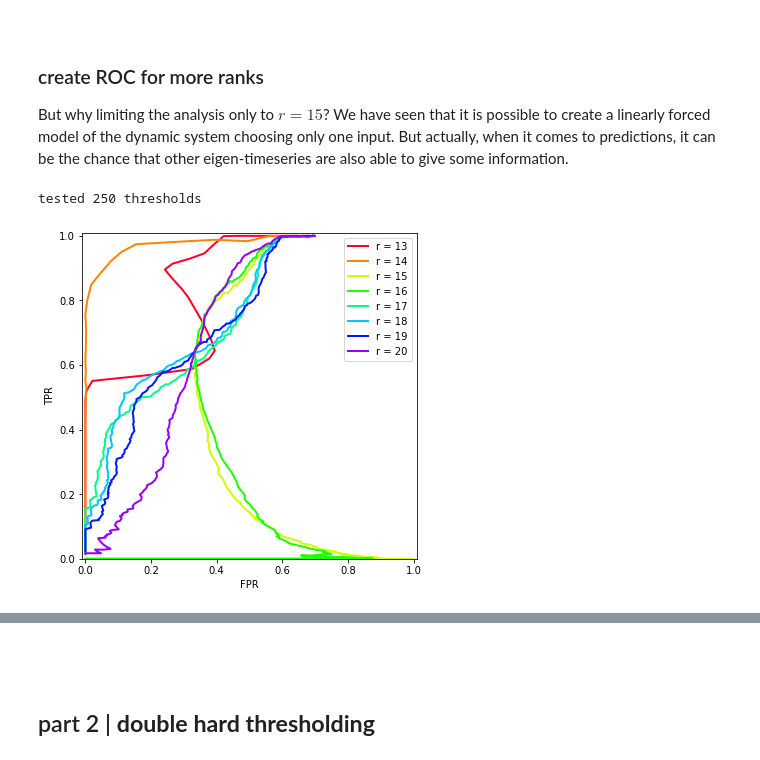
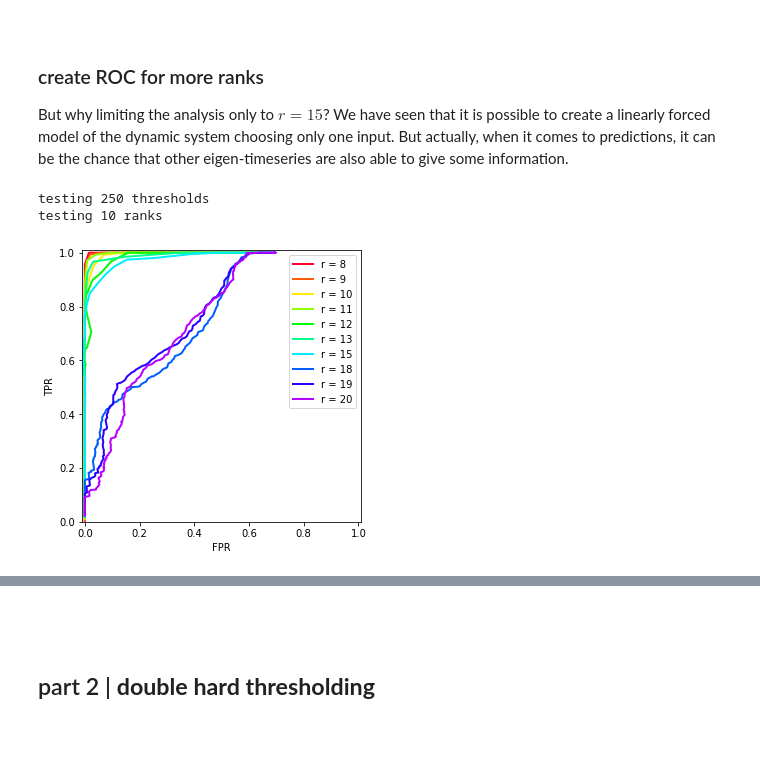
Before and after one commit to baronefr/rhavok-analysis, a Jupyter notebook: h02-forcing_features.ipynb, the cells around one changed output, grey strips where cells are left out. Cells and saved outputs as stored; diff of their text form; code cells hidden in the pictures; blank space fills up the shorter version.

```diff
--- a/h02-forcing_features.ipynb
+++ b/h02-forcing_features.ipynb
@@ -27,8 +29,8 @@ dataset_files = "./data/havok/test_{}.npy"   # [t, v, x]
 rocs_file = "./data/havok/rocs/{}.npz"
 # %%
 # behavioural
-do_rocs = False   # compute the roc curves (time consuming)
-do_save_rocs = False
+do_rocs = True   # compute the roc curves (time consuming)
+do_save_rocs = True
 # %%
 rhavok.__version__
 # %% [output]
@@ -135,7 +137,7 @@ $$ FPR = \frac{FP}{FP+TN} = 1 - \frac{TP}{n_{tr}}$$
 # %%
 # evaluate the activity timeseries  (yet another walker)
 def yawalker(acf, data, forcing, thres,
-             confidence_max = 200, confidence_min = 0):
+             confidence_max = 400, confidence_min = 0):
     #               (real sign switch)
     #   ---------------------X-------> time
     #     [========]         |  Havok activity window
@@ -271,7 +275,7 @@ if do_rocs:
     n = len(thr_test)
     print("testing {} thresholds".format(n))
 
-    rank_test = [13, 14, 15, 16, 17, 18, 19, 20]
+    rank_test = [8,9,10,11,12,13, 15, 18, 19, 20]
     nr = len(rank_test)
     print("testing {} ranks".format(nr))
 
@@ -281,7 +285,7 @@ if do_rocs:
     for i, rr in enumerate(tqdm(rank_test)):
         # define the executable
         def ROC_vi(ithr):
-            return wrapped_roc_stats(active_by_thresh, xx, vv[:,rr], thres = ithr)
+            return wrapped_roc_stats(active_by_thresh, xx, vv[:,rr-1], thres = ithr)
 
         # call the multithreaded ROC
         tpr[i], fpr[i] = multithreaded_ROC(ROC_vi, thr_test)
@@ -294,18 +298,21 @@ else:
     n = len(thr_test);    nr = len(tpr);
     print("tested {} thresholds".format(n))
 # %% [output]
-tested 250 thresholds
+testing 250 thresholds
+testing 10 ranks
 # %%
-plt.figure(figsize=(6,6))
+plt.figure(figsize=(5,5))
 
+ignore = []
 for i in range(nr):
+    if rank_test[i] in ignore: continue
     plt.plot(fpr[i], tpr[i], lw=2, c=this_cm(1.*i/nr), label=f'r = {rank_test[i]}')
 
 plt.xlim([-.01,1.01])
 plt.ylim([0,1.01])
 plt.xlabel('FPR')
 plt.ylabel('TPR')
 plt.legend()
 plt.show()
 # %% [output]
-[figure, old version]
+[figure, new version]
```
Also changed, not shown: parts of 39 cells of this notebook, 2 other files.
